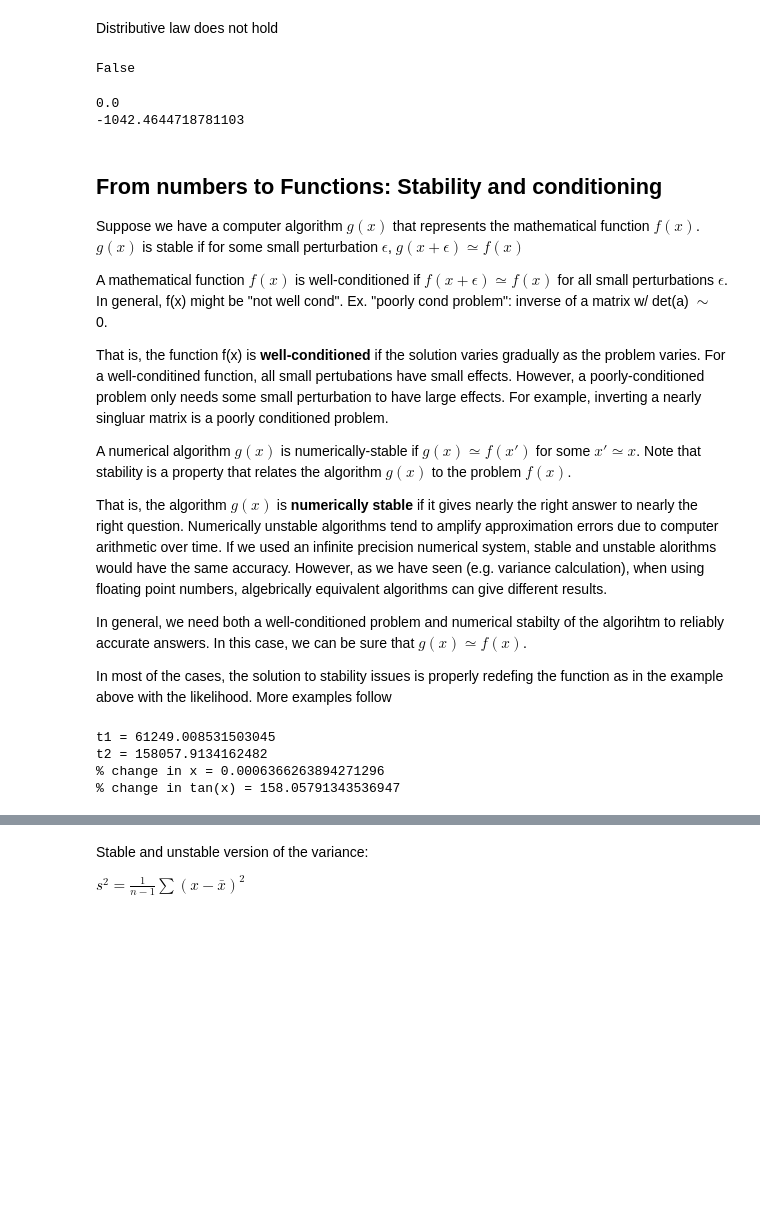
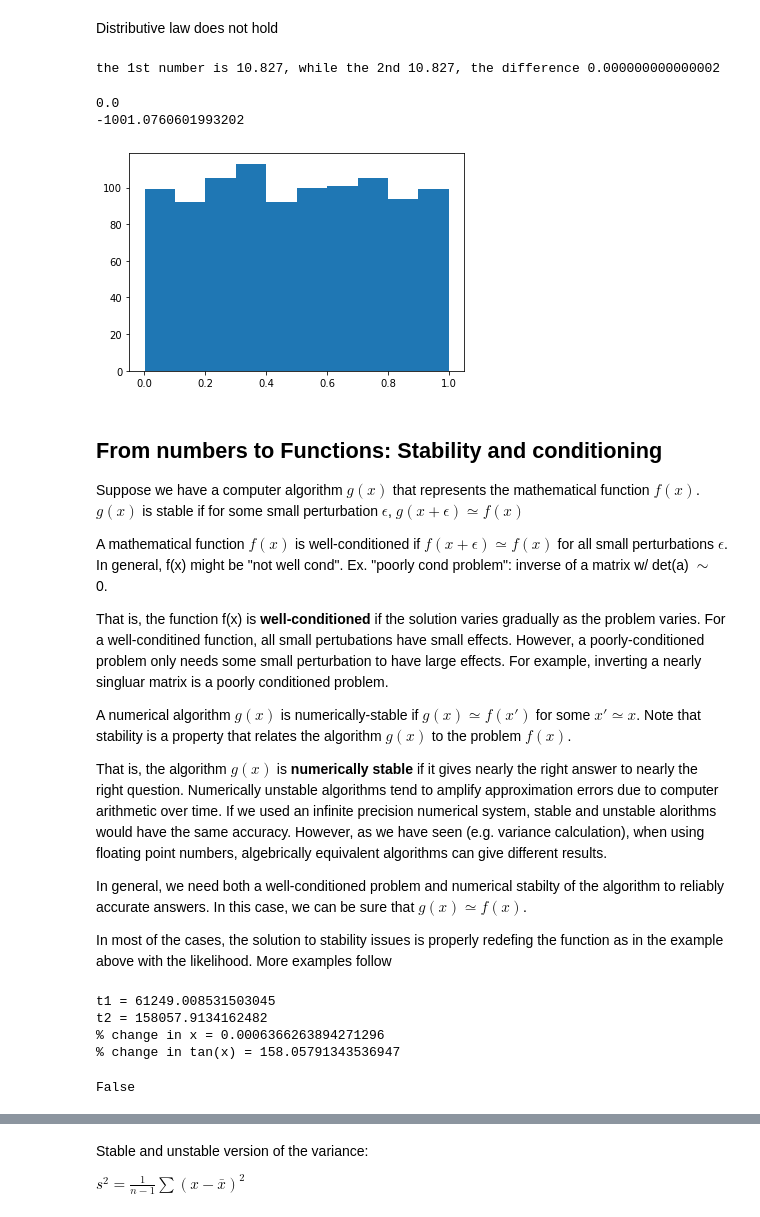
Before and after one commit to RMilock/LaboratoryOfComputationalPhysics_Y3, a Jupyter notebook: 02_NumberRepresentation.ipynb, the cells around one changed output, grey strips where cells are left out. Drawn from its saved outputs; the diff is of its cells as text; code cells hidden in the pictures; blank space fills up the shorter version.

```diff
--- a/02_NumberRepresentation.ipynb
+++ b/02_NumberRepresentation.ipynb
@@ -277,21 +281,26 @@ import math
 a = math.exp(1);
 b = math.pi;
 c = math.sin(1);
-a*(b+c) == a*b+a*c
+x=a*(b+c)
+y=a*b+a*c
+print("the 1st number is %.3f, while the 2nd %.3f, the difference %.15f" % (x,y,x-y))
 # %% [output]
-False
+the 1st number is 10.827, while the 2nd 10.827, the difference 0.000000000000002
 # %%
 # (we'll see numpy soon, bear with me for the moment)
 # loss of precision can be a problem when calculating likelihoods
+import matplotlib.pyplot as plt
 import numpy as np; import math as m
-probs = np.random.random(1000) #rnd gaussian distributed numbs centered in 0
+probs = np.random.random(1000) #rnd uniformly distributed numbs centered in 0.5
+plt.hist(probs)
 print (np.prod(probs))
 
 # when multiplying lots of small numbers, work in log space
 print(np.sum(np.log(probs)))
 # %% [output]
 0.0
--1042.4644718781103
+-1001.0760601993202
+[figure, added]
 # %% [markdown]
 ## From numbers to Functions: Stability and conditioning
 
@@ -308,7 +317,7 @@ A numerical algorithm $g(x)$ is numerically-stable if $g(x)\simeq f(x′)$ for s
 
 That is, the algorithm $g(x)$ is **numerically stable** if it gives nearly the right answer to nearly the right question. Numerically unstable algorithms tend to amplify approximation errors due to computer arithmetic over time. If we used an infinite precision numerical system, stable and unstable alorithms would have the same accuracy. However, as we have seen (e.g. variance calculation), when using floating point numbers, algebrically equivalent algorithms can give different results.
 
-In general, we need both a well-conditioned problem and numerical stabilty of the algorihtm to reliably accurate answers. In this case, we can be sure that $g(x)\simeq f(x)$.
+In general, we need both a well-conditioned problem and numerical stabilty of the algorithm to reliably accurate answers. In this case, we can be sure that $g(x)\simeq f(x)$.
 
 In most of the cases, the solution to stability issues is properly redefing the function as in the example above with the likelihood. More examples follow
 # %%
@@ -329,6 +338,14 @@ t1 = 61249.008531503045
 t2 = 158057.9134162482
 % change in x = 0.0006366263894271296
 % change in tan(x) = 158.05791343536947
+# %%
+import math as m
+x1=1.0001
+x2=1.0002
+
+print(m.tan(x1)==m.tan(x2))
+# %% [output]
+False
 # %%
 # Catastrophic cancellation occurs when subtracitng
 # two numbers that are very close to one another
```
Also changed, not shown: parts of 8 cells of this notebook, 12 other files.
